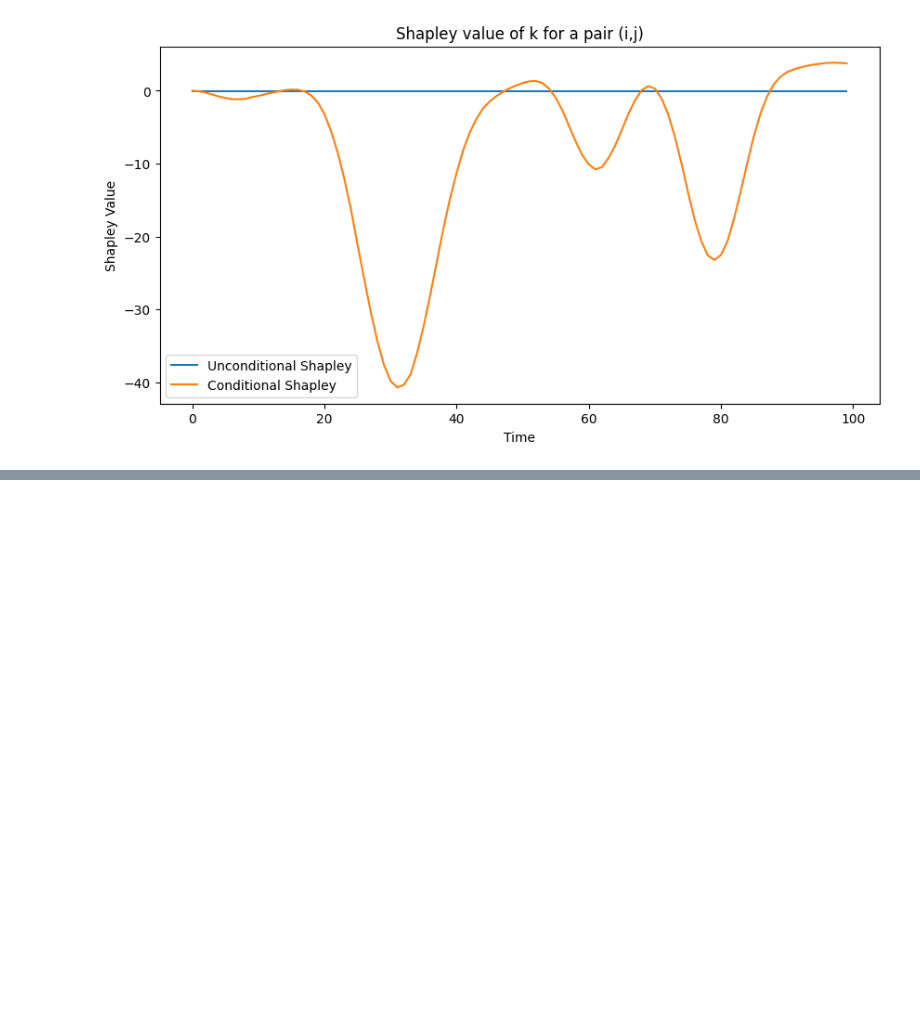
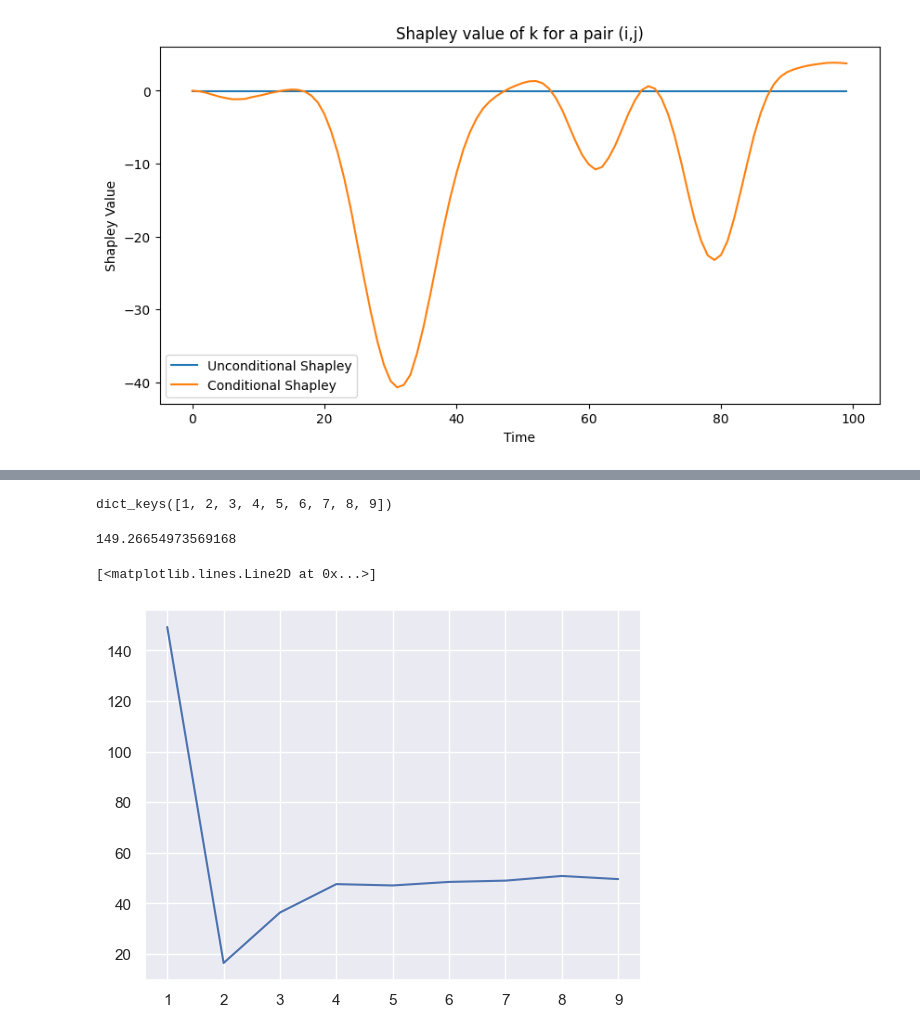
Before and after one commit to ragnarlevi/DyGraph, a Jupyter notebook: CovRegressionPaper/Shapley_paper.ipynb, the cells around one changed output, grey strips where cells are left out. Drawn from its saved outputs; the diff is of its cells as text; code cells hidden in the pictures; blank space fills up the shorter version.

```diff
--- a/CovRegressionPaper/Shapley_paper.ipynb
+++ b/CovRegressionPaper/Shapley_paper.ipynb
@@ -1460,0 +1510,28 @@ ax.legend()
+# %%
+with open('shap_gp_experiment.pkl', 'rb') as handle:
+    B_est_gps = pickle.load(handle)
+# %%
+B_est_gps.keys()
+# %% [output]
+dict_keys([1, 2, 3, 4, 5, 6, 7, 8, 9])
+# %%
+shapleys = dict()
+
+for try_r in B_est_gps.keys():
+    shapleys[try_r] = []
+    B_tmp = B_est_gps[try_r]
+
+
+    shap, shap_matrix = calc_shapley_value(B_tmp,X=None, Sigma = np.array(K[0,0])*np.identity(B_tmp.shape[1]))
+
+    for r_idx in range(try_r):
+        shapleys[try_r].append(np.trace(shap_matrix[r_idx]))
+# %%
+np.trace(np.dot(B_est_gps[1], np.array(K[0,0])*np.identity(B_est_gps[1].shape[1])).dot(B_est_gps[1].T))
+# %% [output]
+149.26654973569168
+# %%
+plt.plot([try_r for try_r in B_est_gps.keys()], [np.sum(shapleys[try_r]) for try_r in B_est_gps.keys()])
+# %% [output]
+[<matplotlib.lines.Line2D at 0x...>]
+[figure, added]
```
Also changed, not shown: parts of 12 cells of this notebook, 7 other files.
